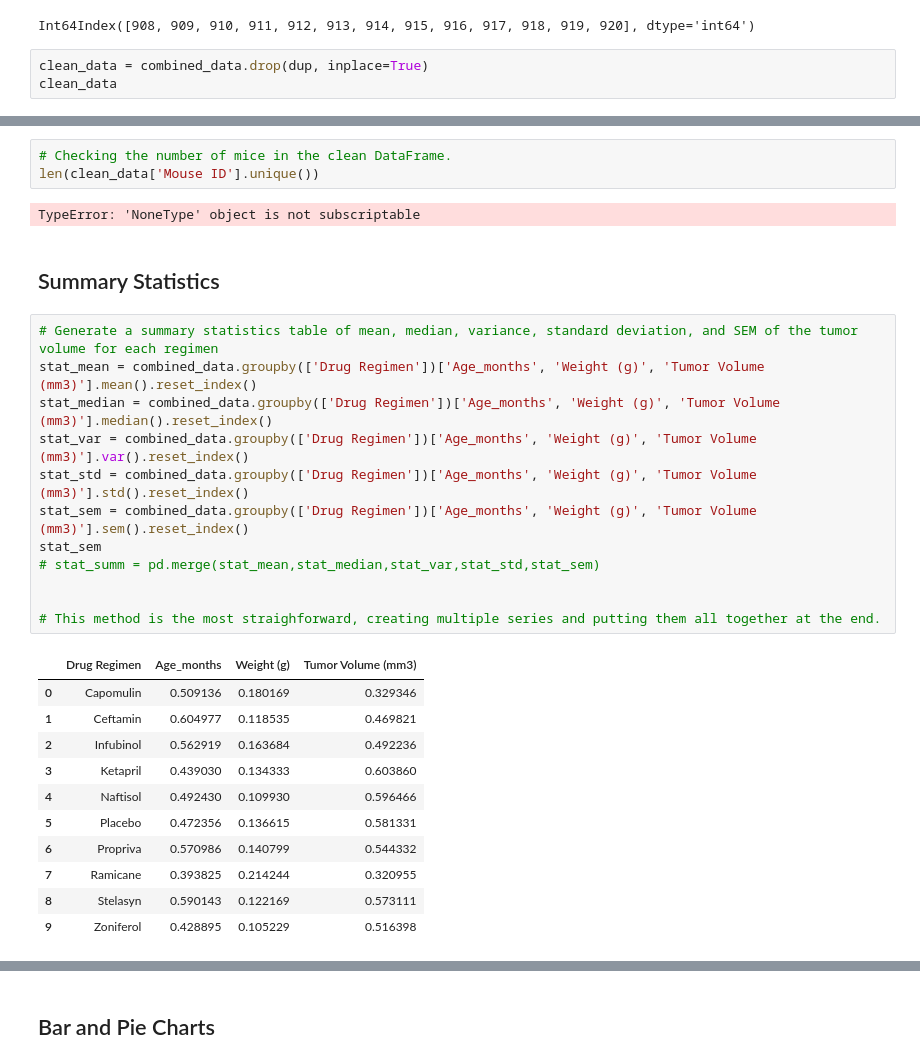
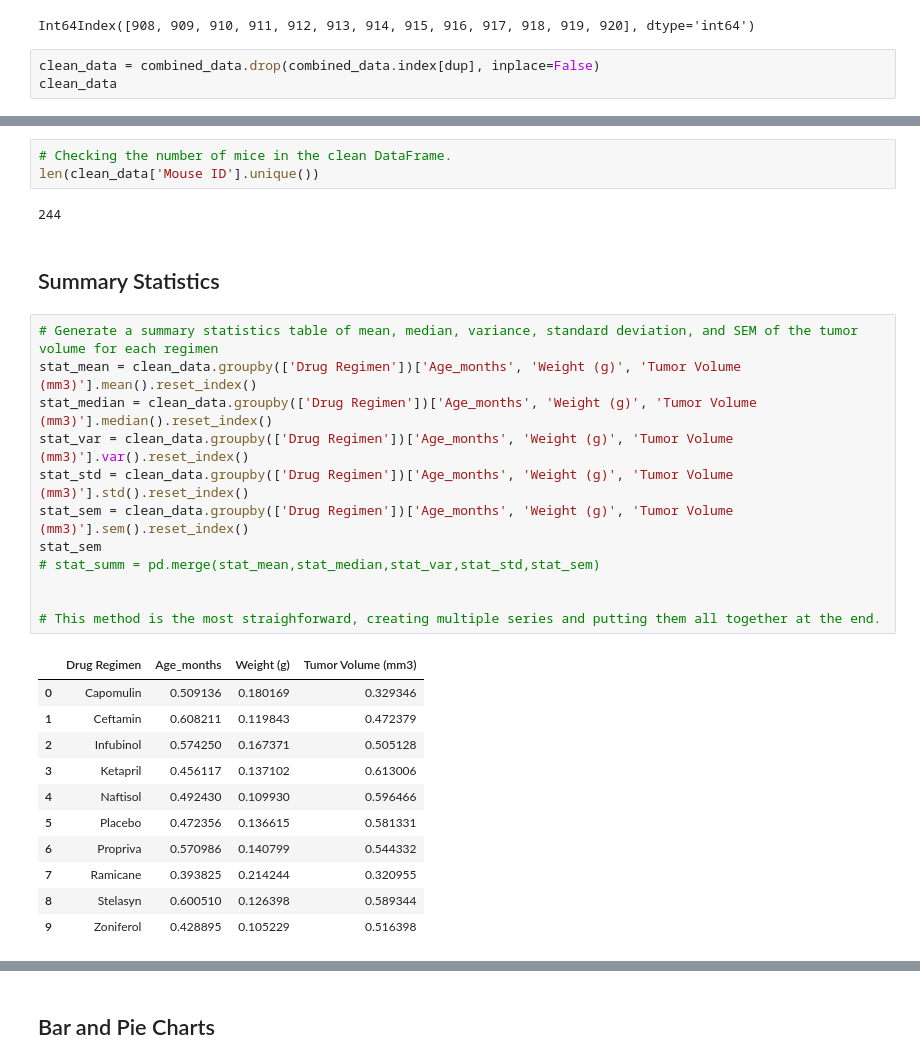
Before and after one commit to darrenlefort/Matplotlib_Challenge, a Jupyter notebook: Matplotlib_Challenge.ipynb, the cells around one changed output, grey strips where cells are left out. Cells and saved outputs as stored; diff of their text form.

```diff
--- a/Matplotlib_Challenge.ipynb
+++ b/Matplotlib_Challenge.ipynb
@@ -79,5 +79,5 @@ dup
 # %% [output]
 Int64Index([908, 909, 910, 911, 912, 913, 914, 915, 916, 917, 918, 919, 920], dtype='int64')
 # %%
-clean_data = combined_data.drop(dup, inplace=True)
+clean_data = combined_data.drop(combined_data.index[dup], inplace=False)
 clean_data
@@ -85,32 +99,32 @@ clean_data
 # Checking the number of mice in the clean DataFrame.
 len(clean_data['Mouse ID'].unique())
 # %% [output]
-TypeError: 'NoneType' object is not subscriptable
+244
 # %% [markdown]
 ## Summary Statistics
 # %%
 # Generate a summary statistics table of mean, median, variance, standard deviation, and SEM of the tumor volume for each regimen
-stat_mean = combined_data.groupby(['Drug Regimen'])['Age_months', 'Weight (g)', 'Tumor Volume (mm3)'].mean().reset_index()
-stat_median = combined_data.groupby(['Drug Regimen'])['Age_months', 'Weight (g)', 'Tumor Volume (mm3)'].median().reset_index()
-stat_var = combined_data.groupby(['Drug Regimen'])['Age_months', 'Weight (g)', 'Tumor Volume (mm3)'].var().reset_index()
-stat_std = combined_data.groupby(['Drug Regimen'])['Age_months', 'Weight (g)', 'Tumor Volume (mm3)'].std().reset_index()
-stat_sem = combined_data.groupby(['Drug Regimen'])['Age_months', 'Weight (g)', 'Tumor Volume (mm3)'].sem().reset_index()
+stat_mean = clean_data.groupby(['Drug Regimen'])['Age_months', 'Weight (g)', 'Tumor Volume (mm3)'].mean().reset_index()
+stat_median = clean_data.groupby(['Drug Regimen'])['Age_months', 'Weight (g)', 'Tumor Volume (mm3)'].median().reset_index()
+stat_var = clean_data.groupby(['Drug Regimen'])['Age_months', 'Weight (g)', 'Tumor Volume (mm3)'].var().reset_index()
+stat_std = clean_data.groupby(['Drug Regimen'])['Age_months', 'Weight (g)', 'Tumor Volume (mm3)'].std().reset_index()
+stat_sem = clean_data.groupby(['Drug Regimen'])['Age_months', 'Weight (g)', 'Tumor Volume (mm3)'].sem().reset_index()
 stat_sem
 # stat_summ = pd.merge(stat_mean,stat_median,stat_var,stat_std,stat_sem)
 
 
 # This method is the most straighforward, creating multiple series and putting them all together at the end.
 # %% [output]
 |  | Drug Regimen | Age_months | Weight (g) | Tumor Volume (mm3) |
 | 0 | Capomulin | 0.509136 | 0.180169 | 0.329346 |
-| 1 | Ceftamin | 0.604977 | 0.118535 | 0.469821 |
-| 2 | Infubinol | 0.562919 | 0.163684 | 0.492236 |
-| 3 | Ketapril | 0.439030 | 0.134333 | 0.603860 |
+| 1 | Ceftamin | 0.608211 | 0.119843 | 0.472379 |
+| 2 | Infubinol | 0.574250 | 0.167371 | 0.505128 |
+| 3 | Ketapril | 0.456117 | 0.137102 | 0.613006 |
 | 4 | Naftisol | 0.492430 | 0.109930 | 0.596466 |
 | 5 | Placebo | 0.472356 | 0.136615 | 0.581331 |
 | 6 | Propriva | 0.570986 | 0.140799 | 0.544332 |
 | 7 | Ramicane | 0.393825 | 0.214244 | 0.320955 |
-| 8 | Stelasyn | 0.590143 | 0.122169 | 0.573111 |
+| 8 | Stelasyn | 0.600510 | 0.126398 | 0.589344 |
 | 9 | Zoniferol | 0.428895 | 0.105229 | 0.516398 |
 # %%
 # Generate a summary statistics table of mean, median, variance, standard deviation, and SEM of the tumor volume for each regimen
```
Also changed, not shown: parts of 8 cells of this notebook.
